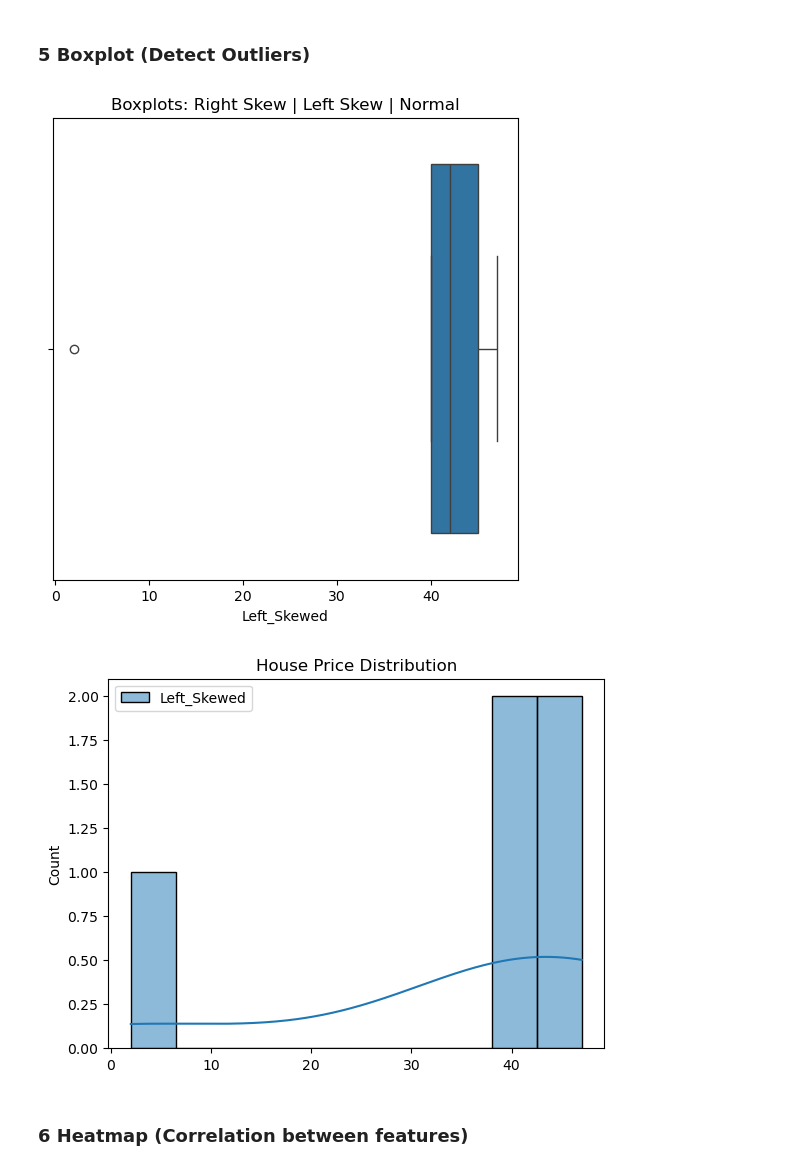
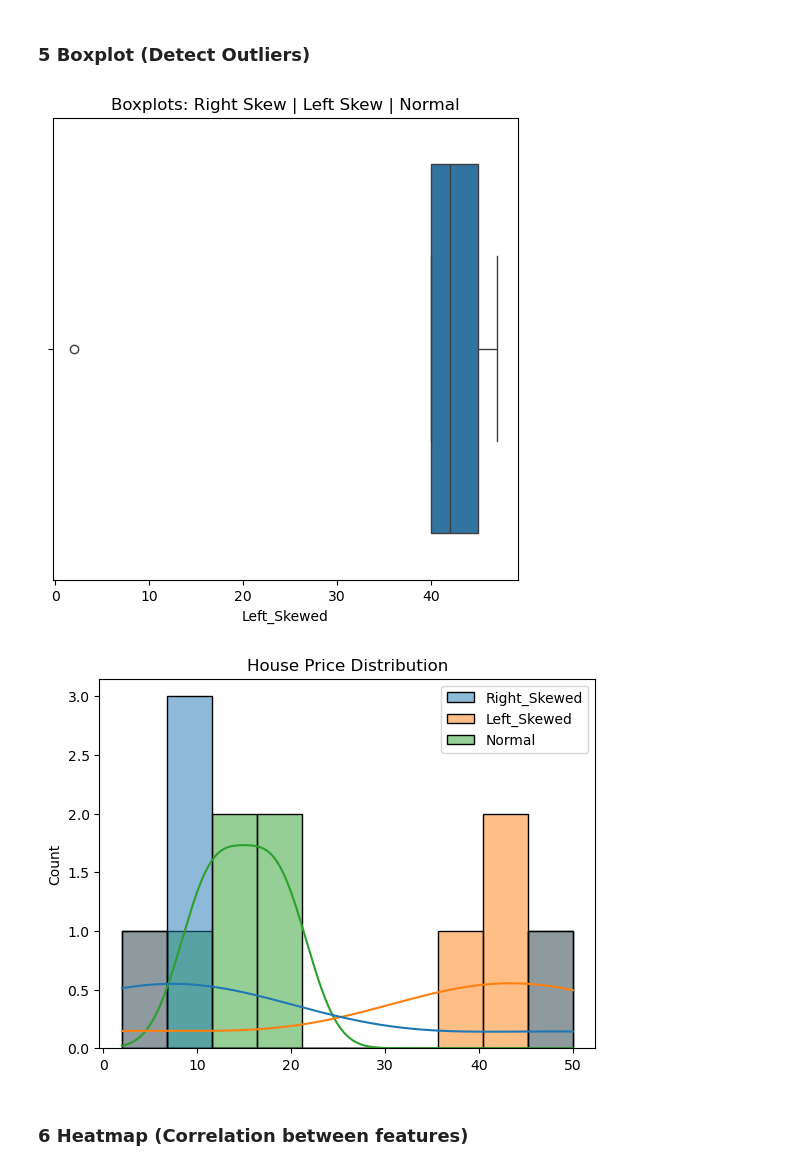
Before and after one commit to ahmedcuseyb/Python_ML_Libraries, a Jupyter notebook: visualization.ipynb, the cells around one changed output. Saved outputs shown, nothing was run; the diff lists cells and outputs as text; code cells hidden in the pictures.

```diff
--- a/visualization.ipynb
+++ b/visualization.ipynb
@@ -229,26 +229,26 @@ plt.show()
 # %%
 import pandas as pd
 import matplotlib.pyplot as plt
 
 data = pd.DataFrame({
-    # "Right_Skewed": [5, 7, 8, 9, 50],
+    "Right_Skewed": [5, 7, 8, 9, 50],
     "Left_Skewed": [2, 40, 42, 45, 47],
-    # "Normal": [10, 12, 15, 18, 20]
+    "Normal": [10, 12, 15, 18, 20]
 })
 
-# -------- BOX PLOT --------
+# BOX PLOT
 plt.figure(figsize=(6, 6))
 # sns.boxplot(data=data)
 sns.boxplot(x="Left_Skewed", data=data)
 
 plt.title("Boxplots: Right Skew | Left Skew | Normal")
 plt.show()
 sns.histplot(data=data,  bins=10, kde=True)
 plt.title("House Price Distribution")
 plt.show()
 # %% [output]
 [figure]
-[figure, old version]
+[figure, new version]
 # %% [markdown]
 ### 6 Heatmap (Correlation between features)
 # %%
```
Also changed, not shown: parts of 1 cell of this notebook.
